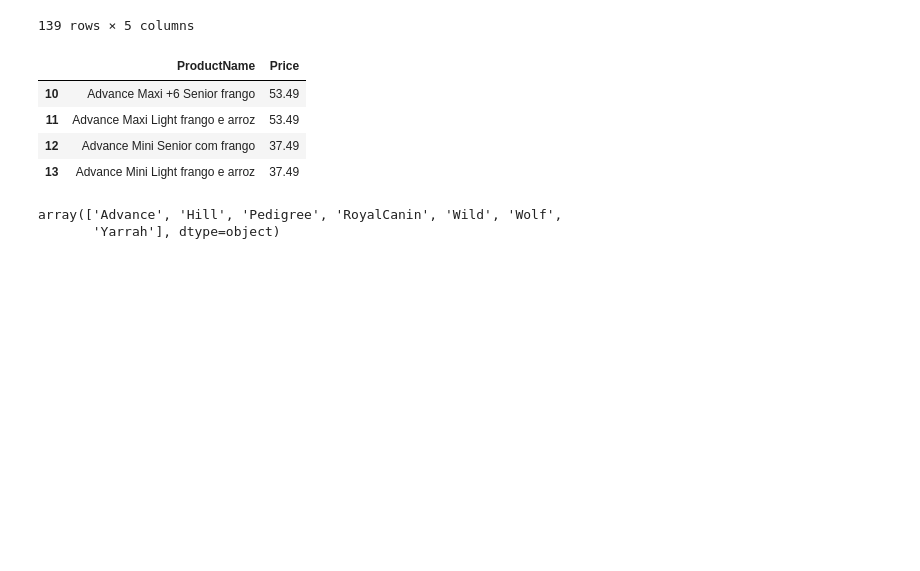
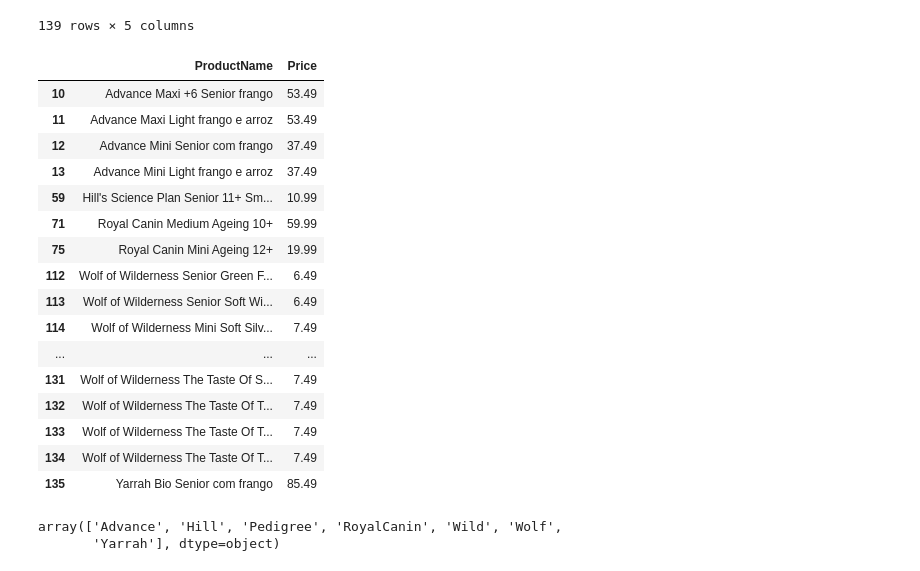
Before and after one commit to RoyMcQueen/Doogle, a Jupyter notebook: df_cleaning.ipynb, the cells around one changed output. Cells and saved outputs as stored; diff of their text form; code cells hidden in the pictures; blank space fills up the shorter version.

```diff
--- a/df_cleaning.ipynb
+++ b/df_cleaning.ipynb
@@ -224,13 +224,25 @@ food_table
 | 138 | Yarrah | 18.79 | 1233717 | Yarrah Bio Puppy raÃ§Ã£o para cÃ£es | Puppy |
 139 rows × 5 columns
 # %%
-food_table[(food_table['DogAge'] == 'Senior') & (food_table['Brand'] == 'Advance')][['ProductName','Price']]
+food_table[(food_table['DogAge'] == 'Senior')][['ProductName','Price']]
 # %% [output]
 |  | ProductName | Price |
 | 10 | Advance Maxi +6 Senior frango | 53.49 |
 | 11 | Advance Maxi Light frango e arroz | 53.49 |
 | 12 | Advance Mini Senior com frango | 37.49 |
 | 13 | Advance Mini Light frango e arroz | 37.49 |
+| 59 | Hill's Science Plan Senior 11+ Sm... | 10.99 |
+| 71 | Royal Canin Medium Ageing 10+ | 59.99 |
+| 75 | Royal Canin Mini Ageing 12+ | 19.99 |
+| 112 | Wolf of Wilderness Senior Green F... | 6.49 |
+| 113 | Wolf of Wilderness Senior Soft Wi... | 6.49 |
+| 114 | Wolf of Wilderness Mini Soft Silv... | 7.49 |
+| ... | ... | ... |
+| 131 | Wolf of Wilderness The Taste Of S... | 7.49 |
+| 132 | Wolf of Wilderness The Taste Of T... | 7.49 |
+| 133 | Wolf of Wilderness The Taste Of T... | 7.49 |
+| 134 | Wolf of Wilderness The Taste Of T... | 7.49 |
+| 135 | Yarrah Bio Senior com frango | 85.49 |
 # %%
 food_table['Brand'].unique()
 # %% [output]
```
Also changed, not shown: 6 other files.
